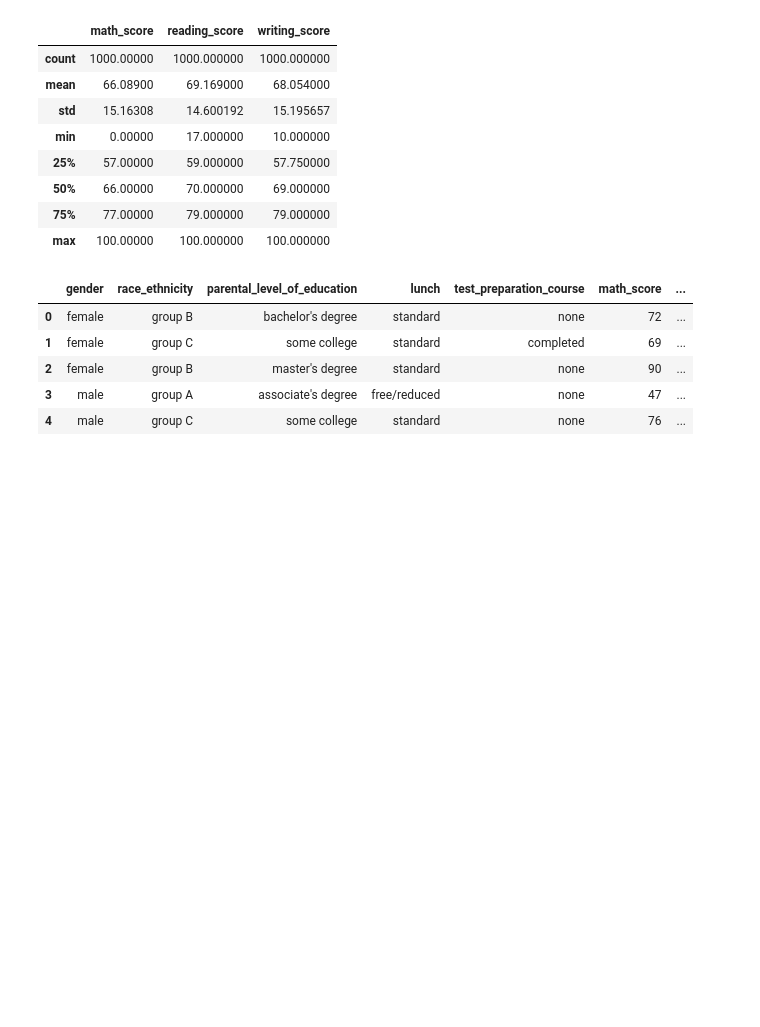
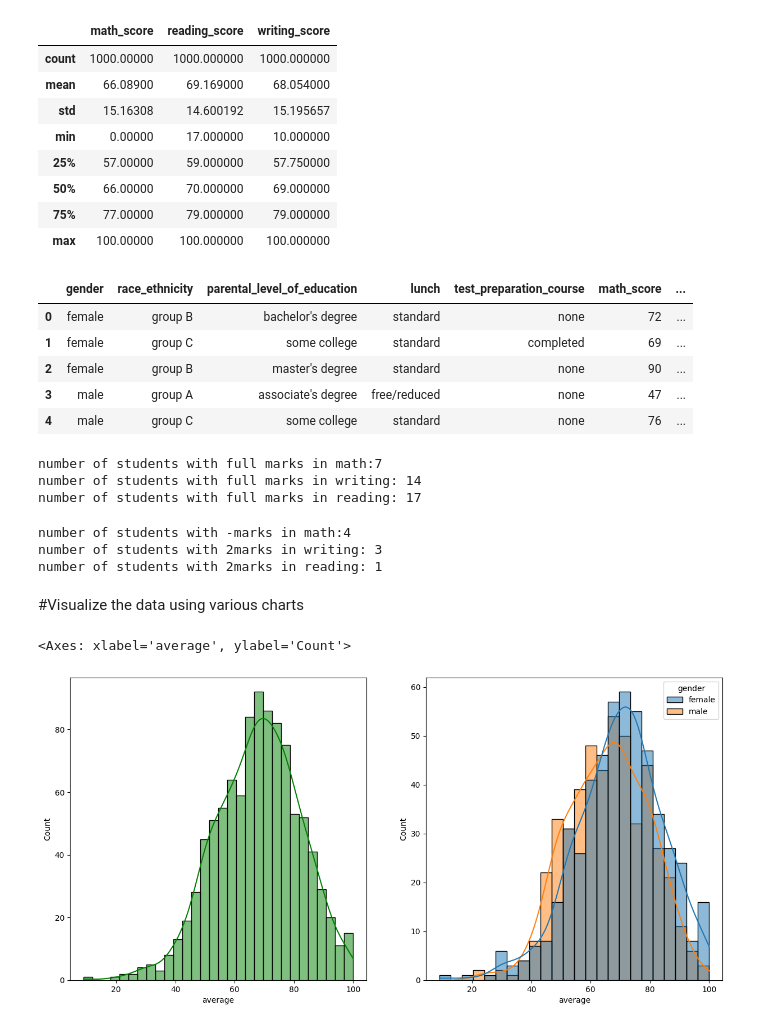
Before and after one commit to phyoung97/endtoendMLproj, a Jupyter notebook: notebook/1.EDA_Students.ipynb, the cells around one changed output. Drawn from its saved outputs; the diff is of its cells as text; code cells hidden in the pictures; blank space fills up the shorter version.

```diff
--- a/notebook/1.EDA_Students.ipynb
+++ b/notebook/1.EDA_Students.ipynb
@@ -141,3 +142,40 @@ df.head()
 | 2 | female | group B | master's degree | standard | none | 90 | ... |
 | 3 | male | group A | associate's degree | free/reduced | none | 47 | ... |
 | 4 | male | group C | some college | standard | none | 76 | ... |
+# %%
+reading_full = df[df['reading_score']==100]['average'].count()
+writing_full = df[df['writing_score']==100]['average'].count()
+math_full = df[df['math_score']==100]['average'].count()
+
+
+print(f'number of students with full marks in math:{math_full}')
+print(f'number of students with full marks in writing: {writing_full}')
+print(f'number of students with full marks in reading: {reading_full}')
+# %% [output]
+number of students with full marks in math:7
+number of students with full marks in writing: 14
+number of students with full marks in reading: 17
+# %%
+reading_full = df[df['reading_score']<=20]['average'].count()
+writing_full = df[df['writing_score']<=20]['average'].count()
+math_full = df[df['math_score']<=20]['average'].count()
+
+
+print(f'number of students with -marks in math:{math_full}')
+print(f'number of students with 2marks in writing: {writing_full}')
+print(f'number of students with 2marks in reading: {reading_full}')
+# %% [output]
+number of students with -marks in math:4
+number of students with 2marks in writing: 3
+number of students with 2marks in reading: 1
+# %% [markdown]
+#Visualize the data using various charts
+# %%
+fig, axs = plt.subplots(1,2, figsize=(15,7))
+plt.subplot(121)
+sns.histplot(data=df,x='average',bins=30,kde=True,color='g')
+plt.subplot(122)
+sns.histplot(data=df,x='average',kde=True,hue='gender')
+# %% [output]
+<Axes: xlabel='average', ylabel='Count'>
+[figure, added]
```
Also changed, not shown: parts of 4 cells of this notebook.
